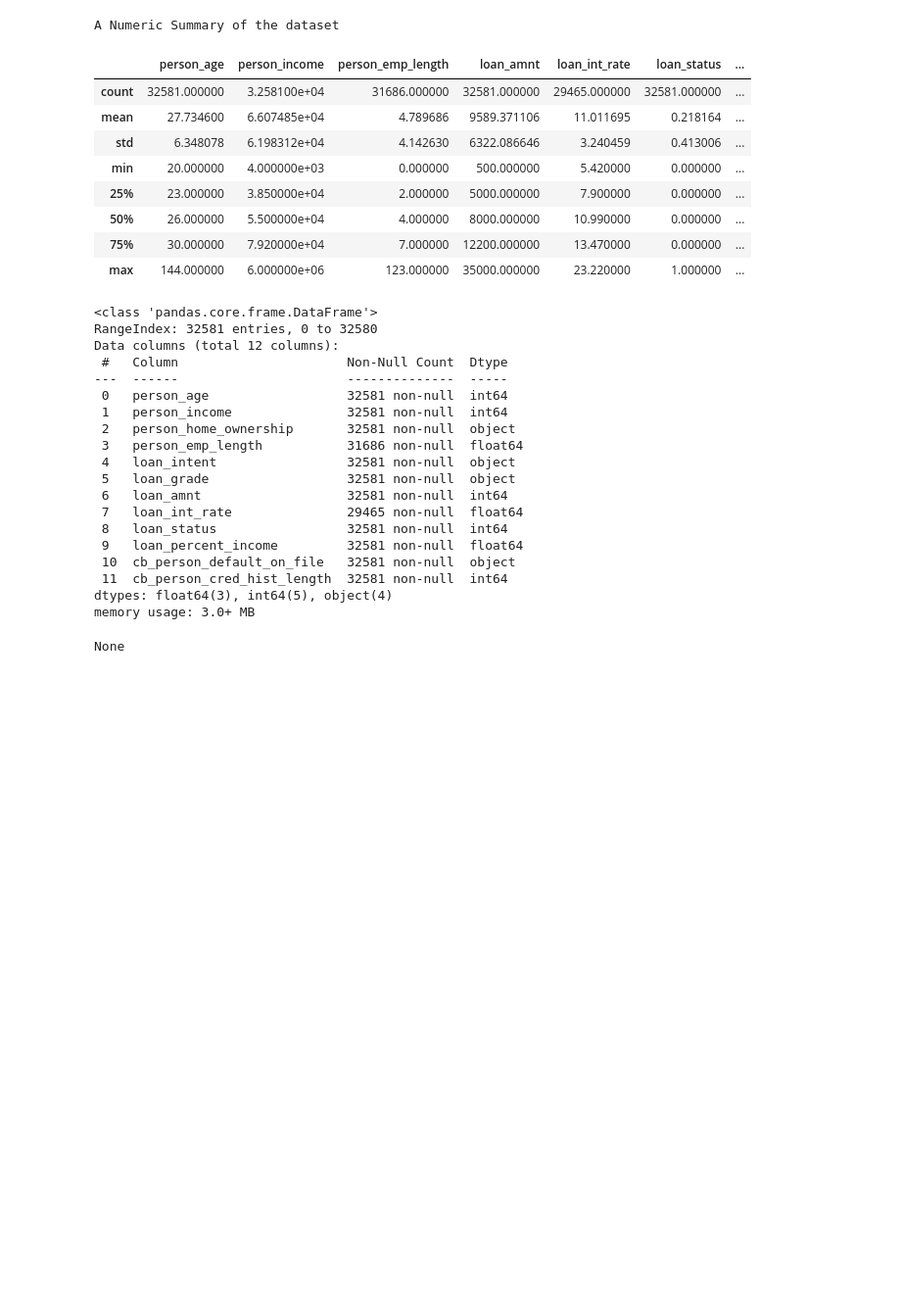
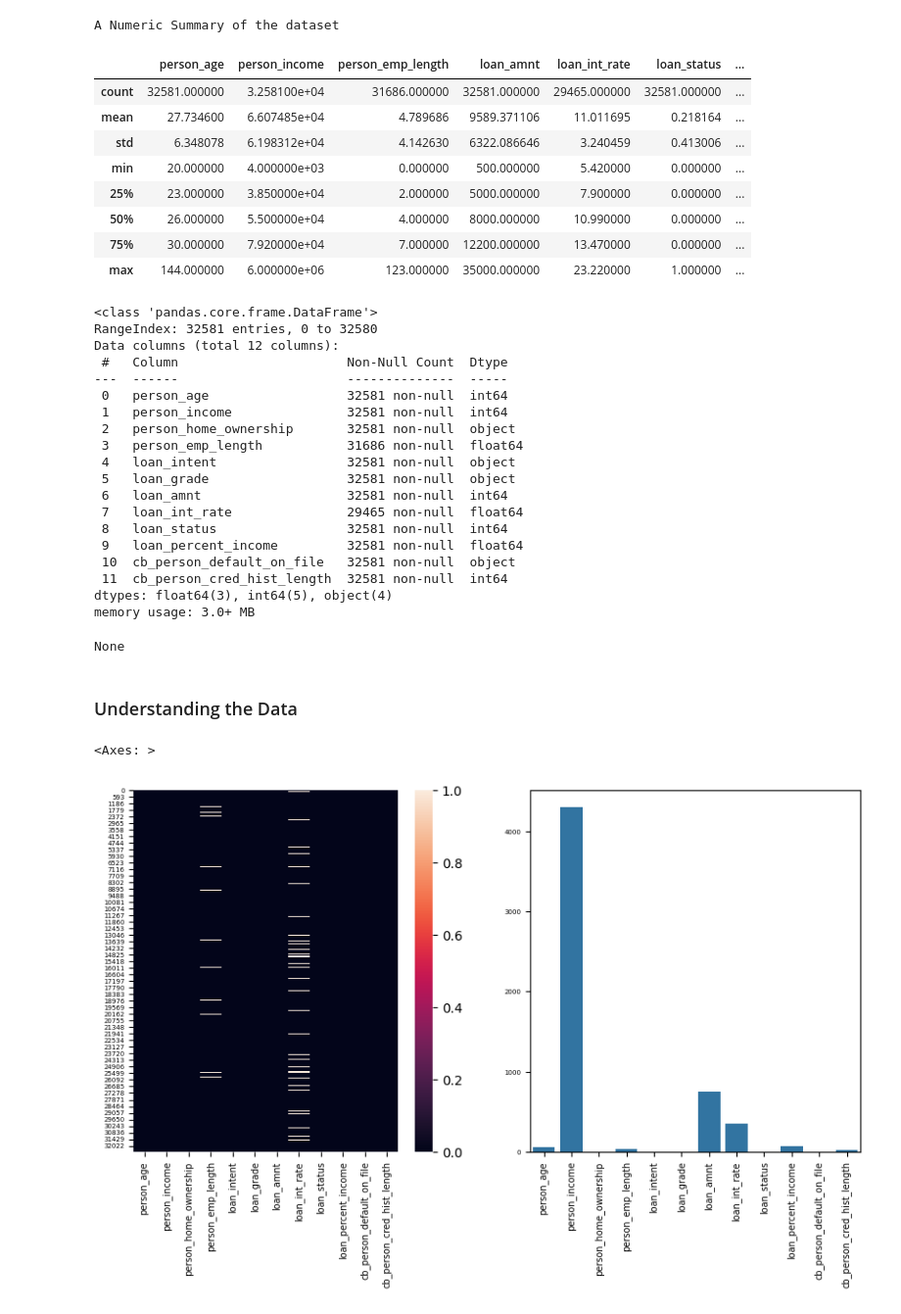
Before and after one commit to rimraf-adi/loan, a Jupyter notebook: notebook.ipynb, the cells around one changed output. Shown at 98% size. Cells and saved outputs as stored; diff of their text form; code cells hidden in the pictures; blank space fills up the shorter version.

```diff
--- a/notebook.ipynb
+++ b/notebook.ipynb
@@ -63,3 +62,20 @@ Data columns (total 12 columns):
 dtypes: float64(3), int64(5), object(4)
 memory usage: 3.0+ MB
 None
+# %% [markdown]
+### Understanding the Data
+# %%
+#basic plots
+plt.figure(figsize=(10,5))
+plt.subplot(1,2,1)
+plt.xticks(fontsize=7)
+plt.yticks(fontsize=5)
+sns.heatmap(df.isnull())
+
+plt.subplot(1,2,2)
+plt.xticks(fontsize=7,rotation=90)
+plt.yticks(fontsize=5)
+sns.barplot(df.nunique())
+# %% [output]
+<Axes: >
+[figure, added]
```
Also changed, not shown: parts of 5 cells of this notebook.
